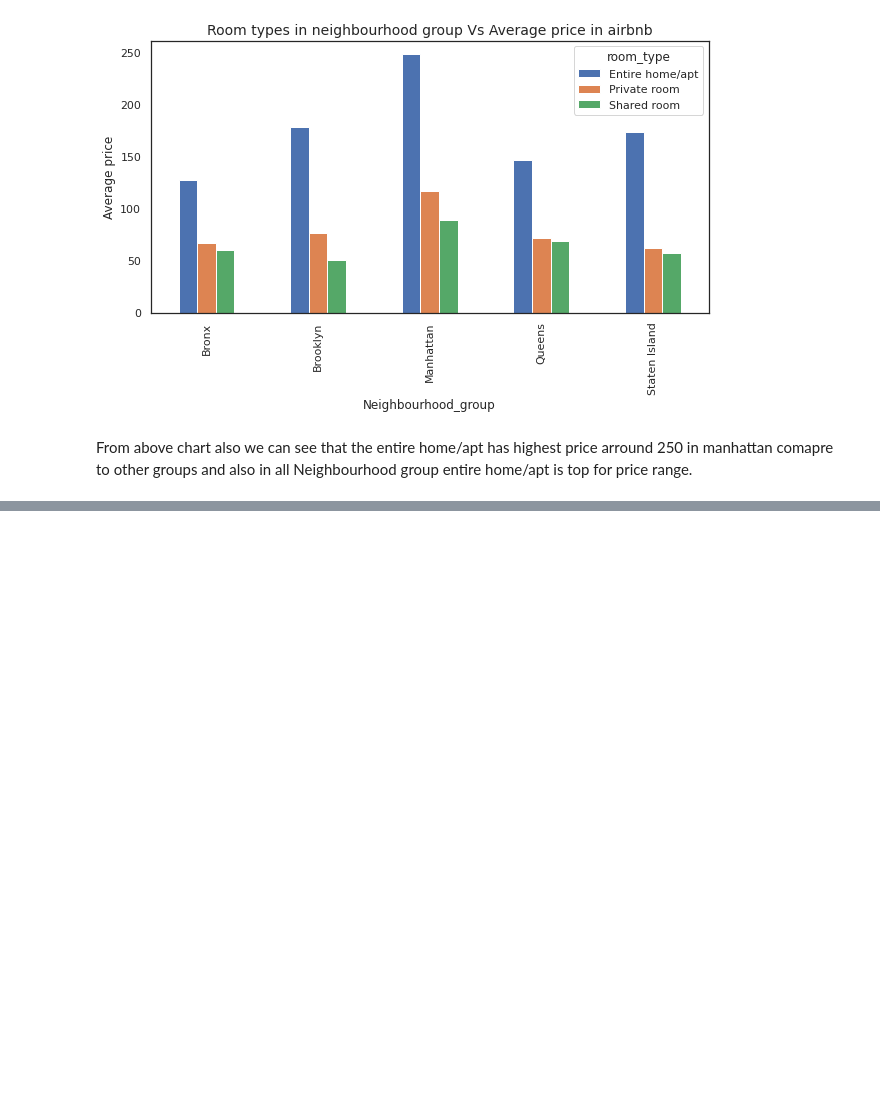
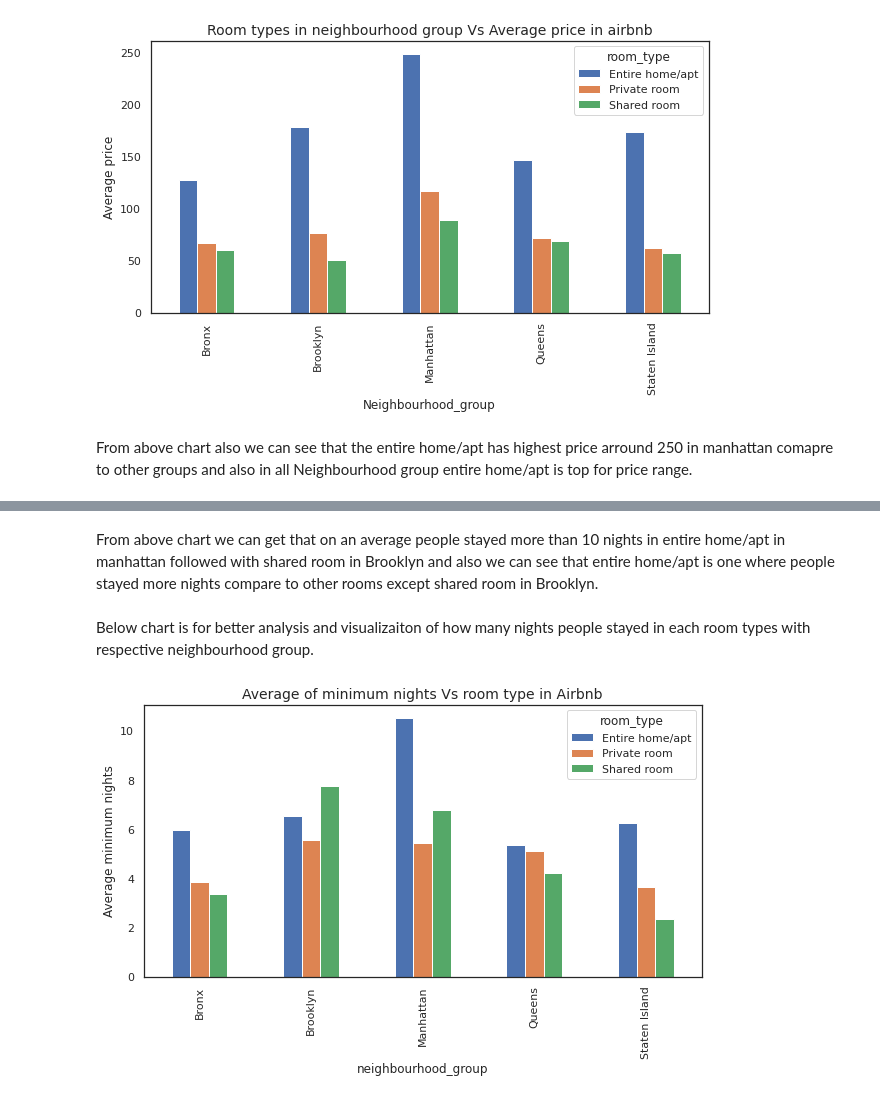
Before and after one commit to ShabuddinDhafedar/Airbnb-Bookings-Analysis, a Jupyter notebook: Airbnb_Bookings_Analysis_Capstone_Project(shabuddin).ipynb, the cells around one changed output, grey strips where cells are left out. Cells and saved outputs as stored; diff of their text form; code cells hidden in the pictures; blank space fills up the shorter version.

```diff
--- a/Airbnb_Bookings_Analysis_Capstone_Project(shabuddin).ipynb
+++ b/Airbnb_Bookings_Analysis_Capstone_Project(shabuddin).ipynb
@@ -397,0 +431,13 @@ From above chart also we can see that the entire home/apt has highest price arro
+# %% [markdown]
+From above chart we can get that on an average people stayed more than 10 nights in entire home/apt in manhattan followed with shared room in Brooklyn and also we can see that entire home/apt is one where people stayed more nights compare to other rooms except shared room in Brooklyn.
+# %% [markdown]
+Below chart is for better analysis and visualizaiton of how many nights people stayed in each room types with respective neighbourhood group.
+# %%
+#02 Analysis of average nights with respect to room type and neighbourhood group with Barplot
+fig = pd.pivot_table(avg_nights,index='neighbourhood_group',columns='room_type',values='avg_minimum_nights').plot.bar(figsize=(10,5))
+fig.set_title('Average of minimum nights Vs room type in Airbnb',fontsize=14)
+fig.set_xlabel('neighbourhood_group')
+fig.set_ylabel('Average minimum nights')
+plt.show()
+# %% [output]
+[figure, added]
```
Also changed, not shown: parts of 14 cells of this notebook.
